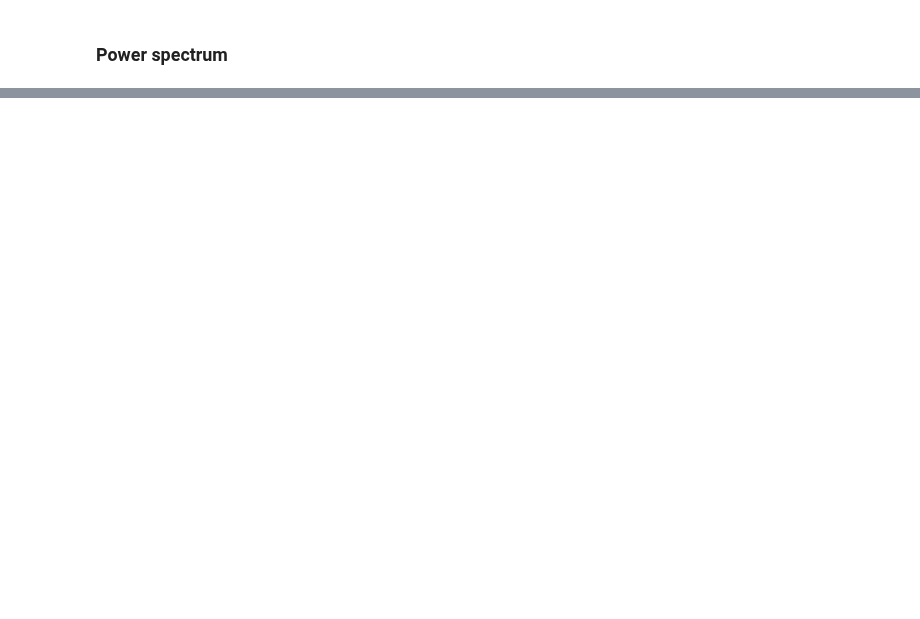
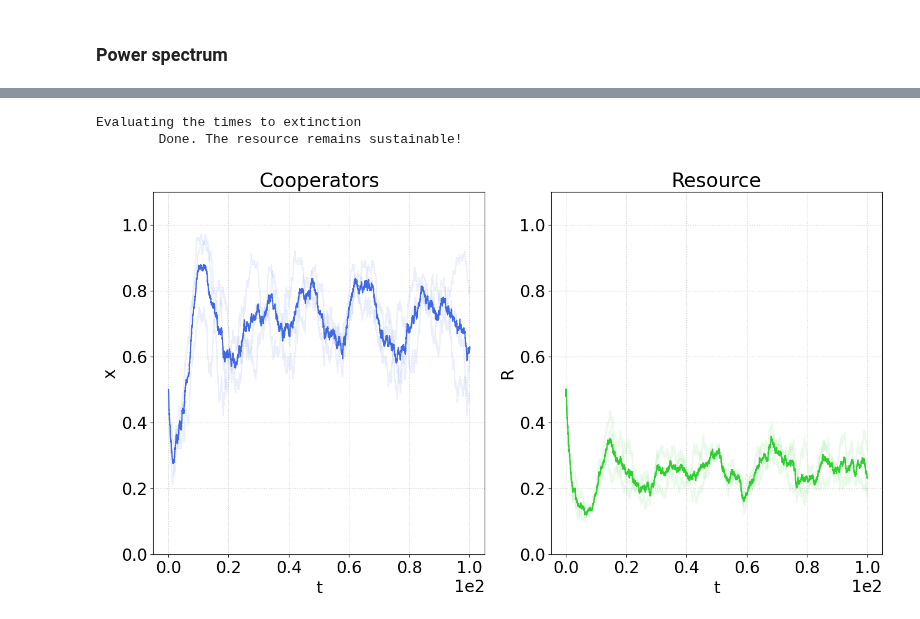
Before and after one commit to fabiomngzz/CPRSustainability, a Jupyter notebook: CPRsust_fullyStoc.ipynb, the cells around one changed output, grey strips where cells are left out. Cells and saved outputs as stored; diff of their text form; code cells hidden in the pictures; blank space fills up the shorter version.

```diff
--- a/CPRsust_fullyStoc.ipynb
+++ b/CPRsust_fullyStoc.ipynb
@@ -803,0 +950,66 @@ figKFPS, axKFPS = CPRSustStocSimPlot(plotsObjPS)
+# %%
+if runCase['kFpP']:
+    # Statistics of the times to extinction
+    print('Evaluating the times to extinction')
+    tExtObj_kFpP_stocRes = extinctionTimes(seriesObj_kFpP_stocRes)
+    if not tExtObj_kFpP_stocRes['mean']:
+        print('\tDone. The resource remains sustainable!')
+    else:
+        print(f'\tDone. {tExtObj_kFpP_stocRes['fraction']*100}% of the repetitions achieved extinction.')
+
+    # Calculate averages
+    tSimAvg_kFpP_stocRes = tVecCommon(seriesObj_kFpP_stocRes,context_stocRes,reactsCPRsust_homogeneous_kFpP_stocRes)
+    coopFracSeriesInterp_stocRes = GillTimeSeriesInterp(tSimAvg_kFpP_stocRes,seriesObj_kFpP_stocRes,'cooperators')
+    coopFracSeriesAvg_kFpP_stocRes = np.mean(coopFracSeriesInterp_stocRes,axis=0)
+    RSeriesInterp_stocRes = GillTimeSeriesInterp(tSimAvg_kFpP_stocRes,seriesObj_kFpP_stocRes,'resource')
+    RSeriesAvg_kFpP_stocRes = np.mean(RSeriesInterp_stocRes,axis=0)
+else:
+    print('Not executed. See the settings in the first cell.')
+# %% [output]
+Evaluating the times to extinction
+        Done. The resource remains sustainable!
+# %%
+if runCase['kFpP']:
+    plotsObj = [
+        {
+            'name' : 'Cooperators',
+            'x' : [obj['time'] for obj in seriesObj_kFpP_stocRes],
+            'xCommon' : tSimAvg_kFpP_stocRes,
+            'y': [obj['cooperators'] for obj in seriesObj_kFpP_stocRes],
+            'yMean' : coopFracSeriesAvg_kFpP_stocRes,
+            'color' : 'royalblue',
+            'xlabel' : 't',
+            'ylabel' : 'x',
+            'xLims' : [],
+            'yLims' : [0, 1.1],
+            'xLogScale' : None,
+            'yLogScale' : None,
+            'alphaSingle' : 0.1
+        },
+        {
+            'name' : 'Resource',
+            'x' : [obj['time'] for obj in seriesObj_kFpP_stocRes],
+            'xCommon' : tSimAvg_kFpP_stocRes,
+            'y': [obj['resource'] for obj in seriesObj_kFpP_stocRes],
+            'yMean' : RSeriesAvg_kFpP_stocRes,
+            'color' : 'limegreen',
+            'xlabel' : 't',
+            'ylabel' : 'R',
+            'xLims' : [],
+            'yLims' : [0, 1.1],
+            'xLogScale' : None,
+            'yLogScale' : None,
+            'alphaSingle' : 0.1
+        }
+    ]
+
+    fig_kFpP_stocRes_Avg, ax_kFpP_stocRes_Avg = CPRSustStocSimPlot(plotsObj)
+    if tExtObj_kFpP_stocRes['mean']:
+        ax_kFpP_stocRes_Avg[1].vlines(tExtObj_kFpP_stocRes['mean'],0,R0,colors='lime',linestyle='-.',label='Mean time to extinction')
+        ax_kFpP_stocRes_Avg[1].legend()
+
+    plt.show()
+else:
+    print('Not executed. See the settings in the first cell.')
+# %% [output]
+[figure, added]
```
Also changed, not shown: parts of 16 cells of this notebook, 3 other files.
